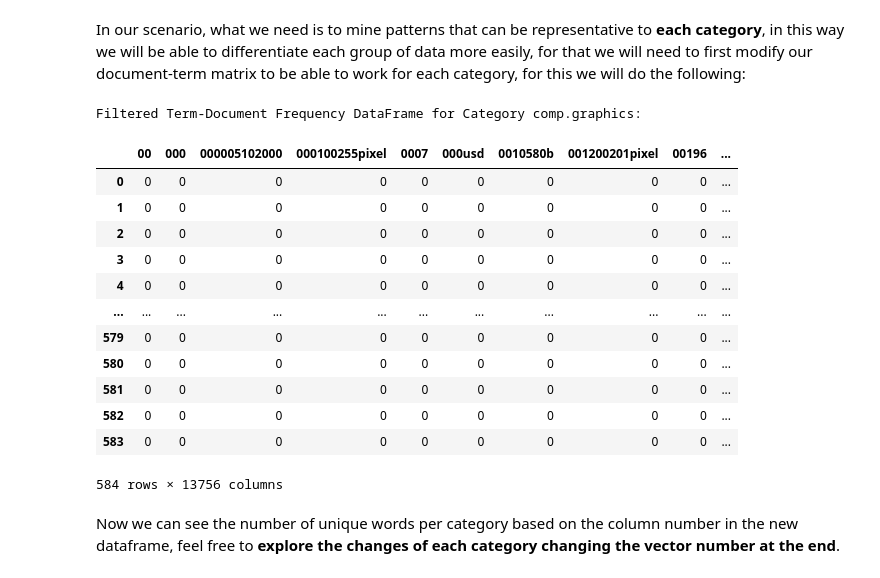
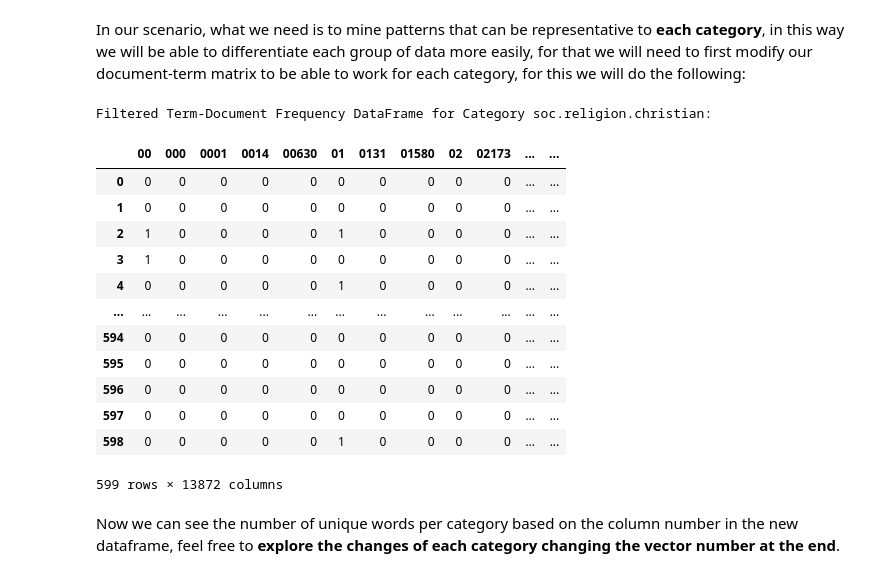
Before and after one commit to bbswei/DM2025-Lab1-Exercise, a Jupyter notebook: DM2025-Lab1-Master.ipynb, the cells around one changed output. Saved outputs shown, nothing was run; the diff lists cells and outputs as text; code cells hidden in the pictures.

```diff
--- a/DM2025-Lab1-Master.ipynb
+++ b/DM2025-Lab1-Master.ipynb
@@ -1410,24 +1404,24 @@ for category in categories:
     filt_term_document_dfs[category] = create_term_document_df(category_dfs[category])
 # %%
 # Display the filtered DataFrame for one of the categories, feel free to change the number in the vector
-category_number=0 #You can change it from 0 to 3
+category_number=1 #You can change it from 0 to 3
 print(f"Filtered Term-Document Frequency DataFrame for Category {categories[category_number]}:")
 filt_term_document_dfs[categories[category_number]]
 # %% [output]
-Filtered Term-Document Frequency DataFrame for Category comp.graphics:
+Filtered Term-Document Frequency DataFrame for Category soc.religion.christian:
-|  | 00 | 000 | 000005102000 | 000100255pixel | 0007 | 000usd | 0010580b | 001200201pixel | 00196 | ... |
-| 0 | 0 | 0 | 0 | 0 | 0 | 0 | 0 | 0 | 0 | ... |
-| 1 | 0 | 0 | 0 | 0 | 0 | 0 | 0 | 0 | 0 | ... |
-| 2 | 0 | 0 | 0 | 0 | 0 | 0 | 0 | 0 | 0 | ... |
-| 3 | 0 | 0 | 0 | 0 | 0 | 0 | 0 | 0 | 0 | ... |
-| 4 | 0 | 0 | 0 | 0 | 0 | 0 | 0 | 0 | 0 | ... |
-| ... | ... | ... | ... | ... | ... | ... | ... | ... | ... | ... |
-| 579 | 0 | 0 | 0 | 0 | 0 | 0 | 0 | 0 | 0 | ... |
-| 580 | 0 | 0 | 0 | 0 | 0 | 0 | 0 | 0 | 0 | ... |
-| 581 | 0 | 0 | 0 | 0 | 0 | 0 | 0 | 0 | 0 | ... |
-| 582 | 0 | 0 | 0 | 0 | 0 | 0 | 0 | 0 | 0 | ... |
-| 583 | 0 | 0 | 0 | 0 | 0 | 0 | 0 | 0 | 0 | ... |
+|  | 00 | 000 | 0001 | 0014 | 00630 | 01 | 0131 | 01580 | 02 | 02173 | ... | ... |
+| 0 | 0 | 0 | 0 | 0 | 0 | 0 | 0 | 0 | 0 | 0 | ... | ... |
+| 1 | 0 | 0 | 0 | 0 | 0 | 0 | 0 | 0 | 0 | 0 | ... | ... |
+| 2 | 1 | 0 | 0 | 0 | 0 | 1 | 0 | 0 | 0 | 0 | ... | ... |
+| 3 | 1 | 0 | 0 | 0 | 0 | 0 | 0 | 0 | 0 | 0 | ... | ... |
+| 4 | 0 | 0 | 0 | 0 | 0 | 1 | 0 | 0 | 0 | 0 | ... | ... |
+| ... | ... | ... | ... | ... | ... | ... | ... | ... | ... | ... | ... | ... |
+| 594 | 0 | 0 | 0 | 0 | 0 | 0 | 0 | 0 | 0 | 0 | ... | ... |
+| 595 | 0 | 0 | 0 | 0 | 0 | 0 | 0 | 0 | 0 | 0 | ... | ... |
+| 596 | 0 | 0 | 0 | 0 | 0 | 0 | 0 | 0 | 0 | 0 | ... | ... |
+| 597 | 0 | 0 | 0 | 0 | 0 | 0 | 0 | 0 | 0 | 0 | ... | ... |
+| 598 | 0 | 0 | 0 | 0 | 0 | 1 | 0 | 0 | 0 | 0 | ... | ... |
-584 rows × 13756 columns
+599 rows × 13872 columns
 # %% [markdown]
 Now we can see the number of unique words per category based on the column number in the new dataframe, feel free to **explore the changes of each category changing the vector number at the end**.
 # %% [markdown]
```
Also changed, not shown: parts of 40 cells of this notebook, 8 other files.
